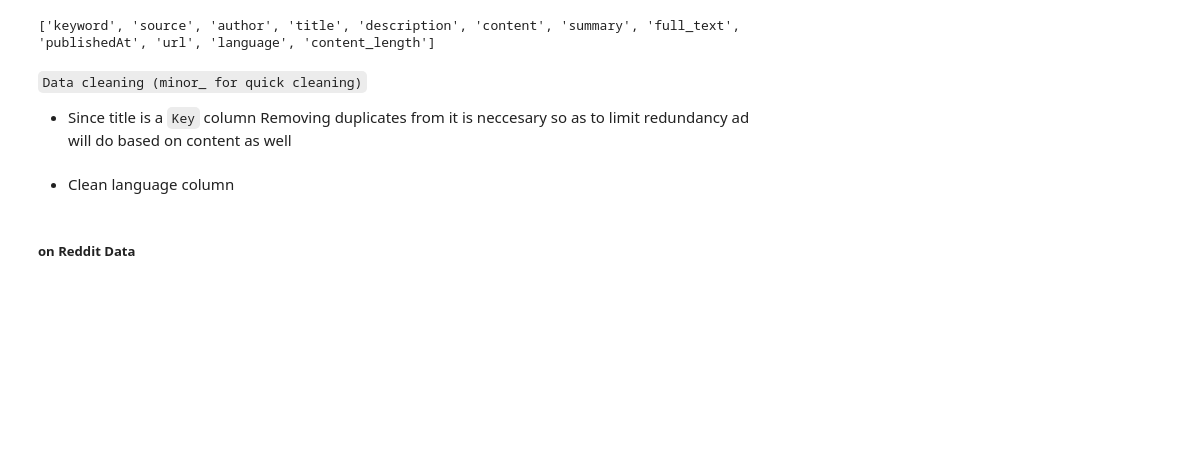
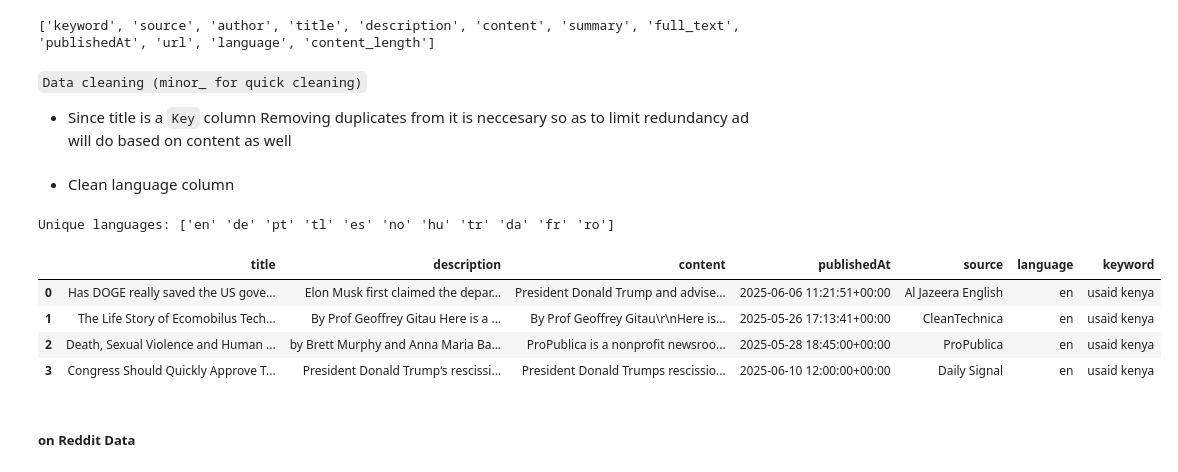
Before and after one commit to L-N-E0/USAID-Kenya-Sentiment-Analysis, a Jupyter notebook: notebooks/Mbego.ipynb, the cells around one changed output. Saved outputs shown, nothing was run; the diff lists cells and outputs as text; code cells hidden in the pictures; blank space fills up the shorter version.

Commit message:
Generated language labels for news_df using langdetect and filtered dataset to retain only English articles.

```diff
--- a/notebooks/Mbego.ipynb
+++ b/notebooks/Mbego.ipynb
@@ -406,5 +407,38 @@ news_df.drop_duplicates(subset=['title', 'content'], inplace=True)
 - Clean language column
 # %%
 news_df['language'] = news_df['language'].astype(str).str.strip().str.lower()
+# %%
+from langdetect import detect
+from langdetect.lang_detect_exception import LangDetectException
+
+# Function to detect language from available text
+def detect_language(row):
+    try:
+        # Use content first, fallback to description or title
+        text = str(row['content']) or str(row['description']) or str(row['title'])
+        return detect(text)
+    except LangDetectException:
+        return 'unknown'
+
+# Apply to each row
+news_df['language'] = news_df.apply(detect_language, axis=1)
+# %%
+print("Unique languages:", news_df['language'].dropna().unique())
+# %% [output]
+Unique languages: ['en' 'de' 'pt' 'tl' 'es' 'no' 'hu' 'tr' 'da' 'fr' 'ro']
+# %%
+# chose to work with English-only content to ensure accurate analysis and easy interpretation, since it's the only language we fully understand.
+
+news_df = news_df[news_df['language'].isin(['en'])]
+# %%
+#assign my data to avoid re_runs
+temp_clean_newsdata = news_df
+temp_clean_newsdata.head(4)
+# %% [output]
+|  | title | description | content | publishedAt | source | language | keyword |
+| 0 | Has DOGE really saved the US gove... | Elon Musk first claimed the depar... | President Donald Trump and advise... | 2025-06-06 11:21:51+00:00 | Al Jazeera English | en | usaid kenya |
+| 1 | The Life Story of Ecomobilus Tech... | By Prof Geoffrey Gitau Here is a ... | By Prof Geoffrey Gitau\r\nHere is... | 2025-05-26 17:13:41+00:00 | CleanTechnica | en | usaid kenya |
+| 2 | Death, Sexual Violence and Human ... | by Brett Murphy and Anna Maria Ba... | ProPublica is a nonprofit newsroo... | 2025-05-28 18:45:00+00:00 | ProPublica | en | usaid kenya |
+| 3 | Congress Should Quickly Approve T... | President Donald Trump‘s rescissi... | President Donald Trumps rescissio... | 2025-06-10 12:00:00+00:00 | Daily Signal | en | usaid kenya |
 # %% [markdown]
 ##### on Reddit Data
```
Also changed, not shown: parts of 3 cells of this notebook.
